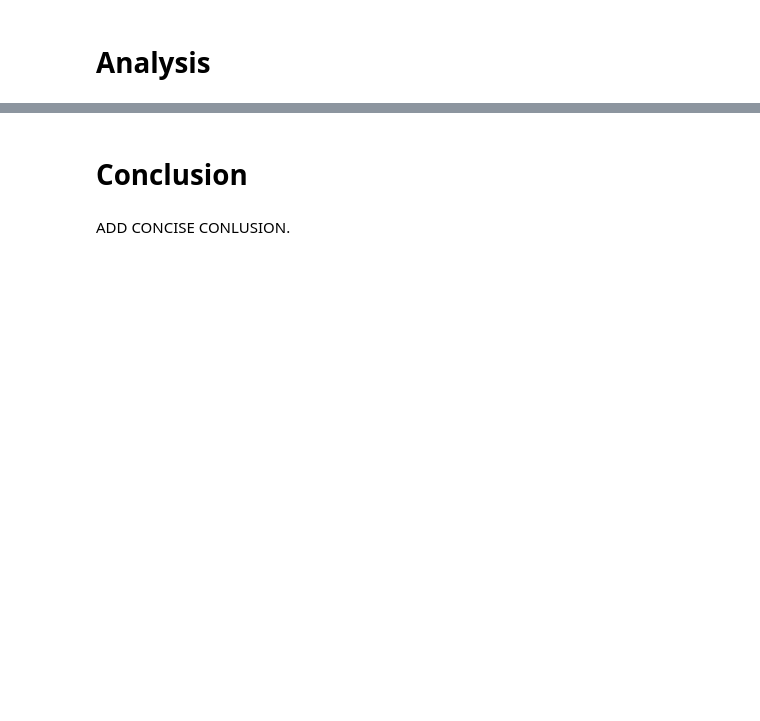
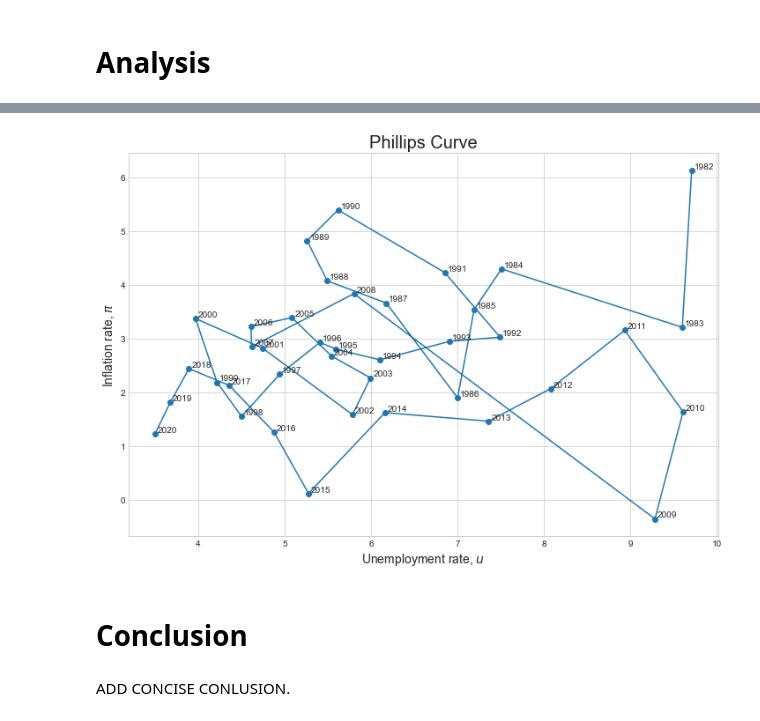
Before and after one commit to Czborberg/projects-2022-christopher-mie-og-emma, a Jupyter notebook: dataproject/dataproject.ipynb, the cells around one changed output, grey strips where cells are left out. Saved outputs shown, nothing was run; the diff lists cells and outputs as text; code cells hidden in the pictures; blank space fills up the shorter version.

```diff
--- a/dataproject/dataproject.ipynb
+++ b/dataproject/dataproject.ipynb
@@ -107,3 +167,22 @@ MAKE FURTHER ANALYSIS. EXPLAIN THE CODE BRIEFLY AND SUMMARIZE THE RESULTS.
+# %%
+# Scatter plot of the Phillips curve
+
+ax = plt.figure().add_subplot(1, 1, 1)
+
+plt.scatter(merged['Unemployment'], merged['Inflation'])
+for i, row in merged.iterrows():
+    plt.text(row['Unemployment']+0.03, row['Inflation']+0.03, i)
+
+plt.plot(merged['Unemployment'], merged['Inflation'])
+
+plt.gcf().set_size_inches((12, 8))
+ax.set_title('Phillips Curve', fontsize=20)
+ax.set_xlabel('Unemployment rate, $u$', fontsize=14)
+ax.set_ylabel('Inflation rate, $\pi$', fontsize=14)
+
+plt.show()
+# %% [output]
+[figure, added]
 # %% [markdown]
 # Conclusion
 # %% [markdown]
```
Also changed, not shown: parts of 15 cells of this notebook.
